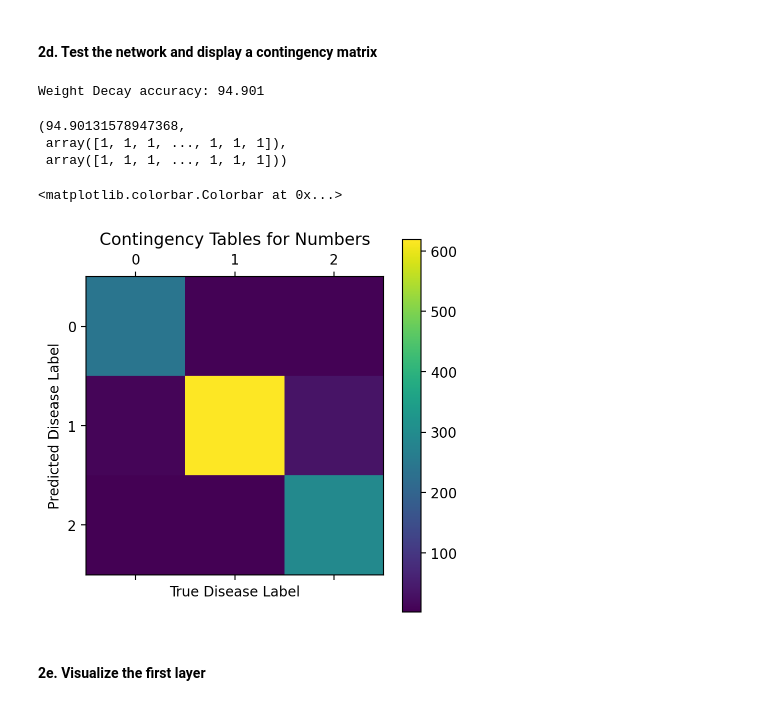
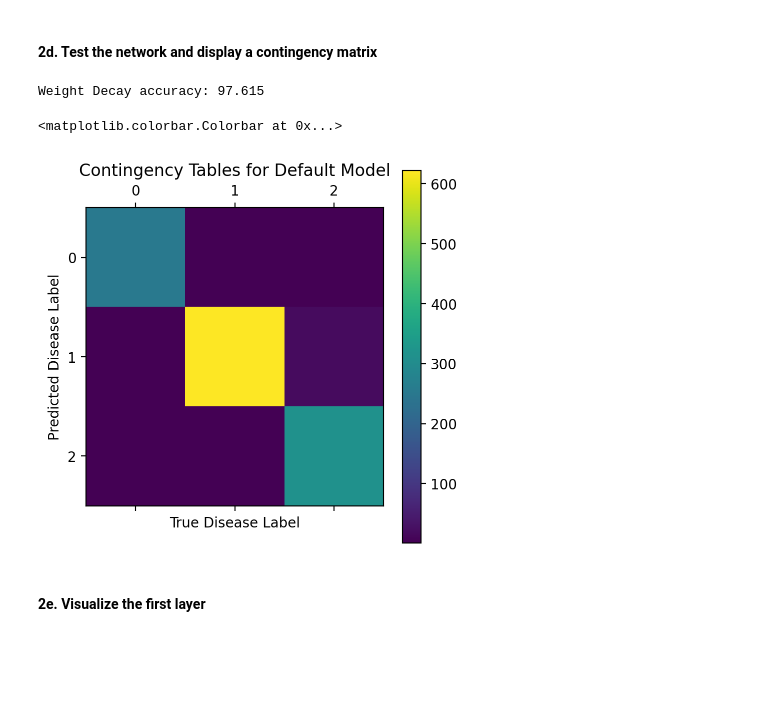
Before and after one commit to AllenJue/Image-Classification-CNN, a Jupyter notebook: Image Classification.ipynb, the cells around one changed output. Drawn from its saved outputs; the diff is of its cells as text; code cells hidden in the pictures; blank space fills up the shorter version.

```diff
--- a/Image Classification.ipynb
+++ b/Image Classification.ipynb
@@ -331,9 +331,9 @@ Text(0, 0.5, 'Loss')
 torch.save(model.state_dict(), 'model_weights.pth') # save model!
 # %%
 # create and reload model
-reload = xrayNN()
-reload.load_state_dict(torch.load('model_weights.pth'))
-reload.eval()
+model = xrayNN()
+model.load_state_dict(torch.load('model_weights.pth'))
+model.eval()
 # %% [output]
 xrayNN(
   (layers): Sequential(
@@ -353,41 +353,22 @@ xrayNN(
 # %% [markdown]
 #### 2d. Test the network and display a contingency matrix
 # %%
-test_network(reload, torch_test_images, torch_test_labels, "Weight Decay")
+acc, true, pred = test_network(model, torch_test_images, torch_test_labels, "Weight Decay")
 # %% [output]
-Weight Decay accuracy: 94.901
+Weight Decay accuracy: 97.615
-(94.90131578947368,
- array([1, 1, 1, ..., 1, 1, 1]),
- array([1, 1, 1, ..., 1, 1, 1]))
 # %%
-all_preds = []
-all_targets = []
-
-# get predictions for each test example. you can use same methods as `test` function, above
-total = 0
-with torch.no_grad():
-    for batch_images, batch_labels in batch_generator(torch_test_images, torch_test_labels, batch_size):
-        outputs = model(batch_images)
-         # get predicted class label for each test example.
-        predicted = torch.tensor([np.argmax(output) for output in outputs])
-        all_targets.append(batch_labels)
-        all_preds.append(predicted)
-
 # create contingency table
-#
 contingency = np.zeros((3, 3))
-for i in range(len(all_preds)):
-    for j in range(len(all_preds[i])):
-        contingency[all_preds[i][j]][all_targets[i][j]] += 1
-
+for (p, t) in zip(pred, true):
+    contingency[p][t] += 1
 plt.matshow(contingency)
-plt.title("Contingency Tables for Numbers")
+plt.title("Contingency Tables for Default Model")
 plt.xlabel("True Disease Label")
 plt.ylabel("Predicted Disease Label")
 plt.colorbar()
 # %% [output]
 <matplotlib.colorbar.Colorbar at 0x...>
-[figure, old version]
+[figure, new version]
 # %% [markdown]
 #### 2e. Visualize the first layer
 # %%
```
Also changed, not shown: parts of 17 cells of this notebook.
